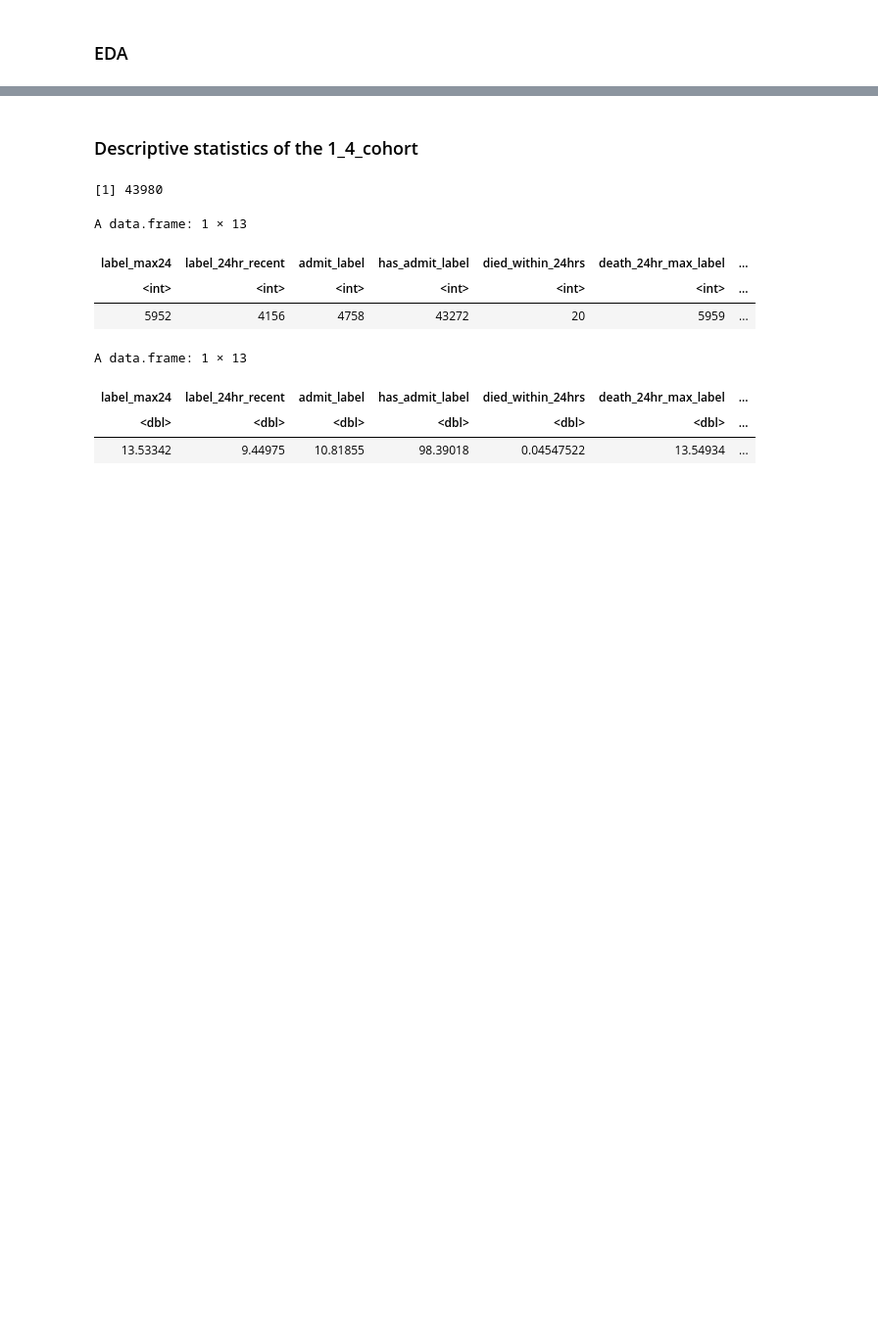
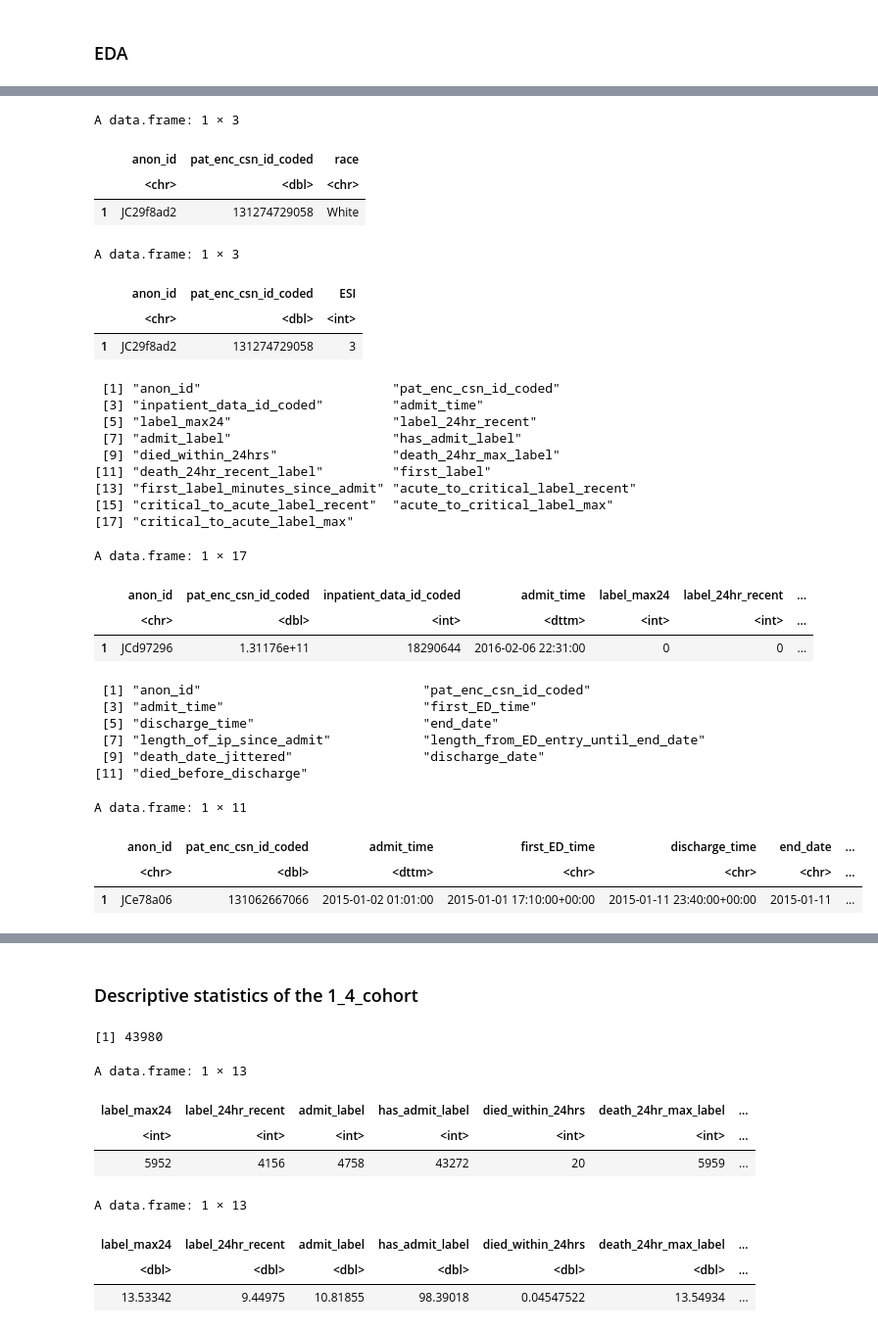
Before and after one commit to Minh084/TDA, a Jupyter notebook: 5_results_analysis/5.3_EDA_R.ipynb, the cells around one changed output, grey strips where cells are left out. Shown at 98% size. Cells and saved outputs as stored; diff of their text form; code cells hidden in the pictures; blank space fills up the shorter version.

```diff
--- a/5_results_analysis/5.3_EDA_R.ipynb
+++ b/5_results_analysis/5.3_EDA_R.ipynb
@@ -70 +61,41 @@ nrow(los) # less than cohort
+# %%
+head(demo, 1)
+head(esi, 1)
+colnames(cohort)
+head(cohort, 1)
+# end date is death date if patient died in the hospital, otherwise, it's discharge date
+colnames(los2)
+head(los2, 1)
+# %% [output]
+A data.frame: 1 × 3
+|  | anon_id | pat_enc_csn_id_coded | race |
+|  | <chr> | <dbl> | <chr> |
+| 1 | JC29f8ad2 | 131274729058 | White |
+A data.frame: 1 × 3
+|  | anon_id | pat_enc_csn_id_coded | ESI |
+|  | <chr> | <dbl> | <int> |
+| 1 | JC29f8ad2 | 131274729058 | 3 |
+ [1] "anon_id"                         "pat_enc_csn_id_coded"
+ [3] "inpatient_data_id_coded"         "admit_time"
+ [5] "label_max24"                     "label_24hr_recent"
+ [7] "admit_label"                     "has_admit_label"
+ [9] "died_within_24hrs"               "death_24hr_max_label"
+[11] "death_24hr_recent_label"         "first_label"
+[13] "first_label_minutes_since_admit" "acute_to_critical_label_recent"
+[15] "critical_to_acute_label_recent"  "acute_to_critical_label_max"
+[17] "critical_to_acute_label_max"
+A data.frame: 1 × 17
+|  | anon_id | pat_enc_csn_id_coded | inpatient_data_id_coded | admit_time | label_max24 | label_24hr_recent | ... |
+|  | <chr> | <dbl> | <int> | <dttm> | <int> | <int> | ... |
+| 1 | JCd97296 | 1.31176e+11 | 18290644 | 2016-02-06 22:31:00 | 0 | 0 | ... |
+ [1] "anon_id"                             "pat_enc_csn_id_coded"
+ [3] "admit_time"                          "first_ED_time"
+ [5] "discharge_time"                      "end_date"
+ [7] "length_of_ip_since_admit"            "length_from_ED_entry_until_end_date"
+ [9] "death_date_jittered"                 "discharge_date"
+[11] "died_before_discharge"
+A data.frame: 1 × 11
+|  | anon_id | pat_enc_csn_id_coded | admit_time | first_ED_time | discharge_time | end_date | ... |
+|  | <chr> | <dbl> | <dttm> | <chr> | <chr> | <chr> | ... |
+| 1 | JCe78a06 | 131062667066 | 2015-01-02 01:01:00 | 2015-01-01 17:10:00+00:00 | 2015-01-11 23:40:00+00:00 | 2015-01-11 | ... |
 # %%
```
Also changed, not shown: parts of 26 cells of this notebook, 3 other files.
